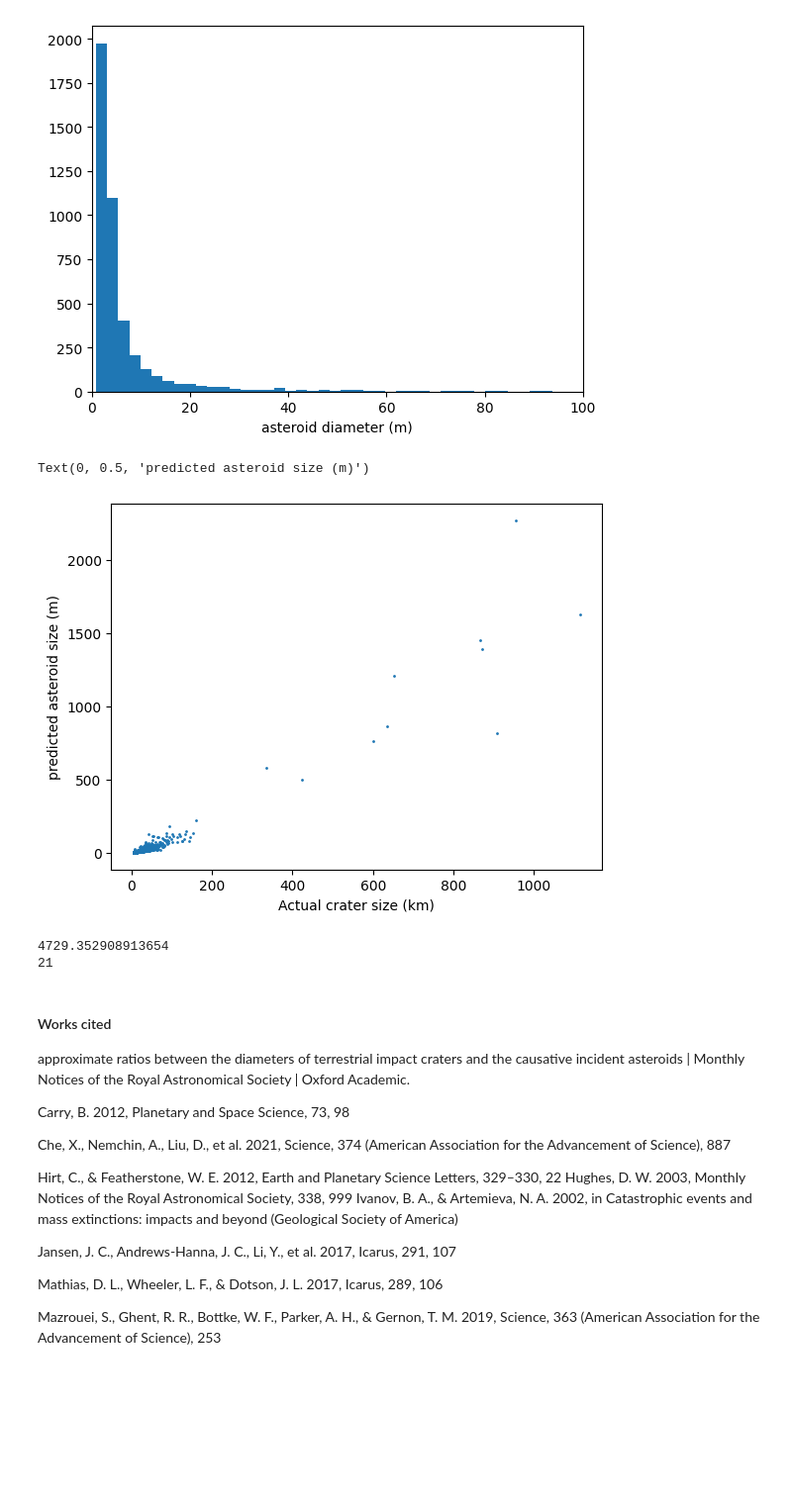
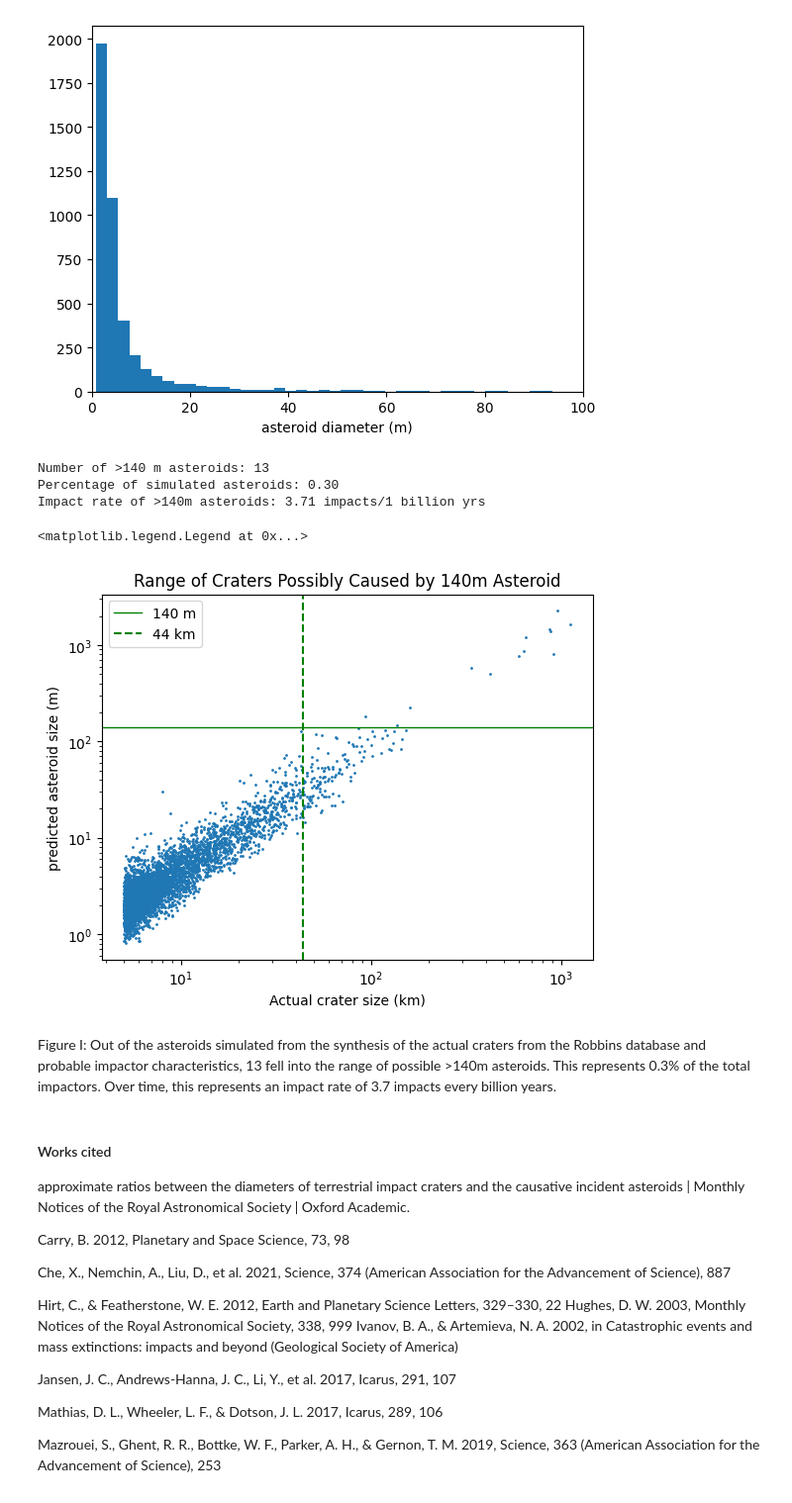
Before and after one commit to jlevitsky/AstroStatsFinal, a Jupyter notebook: FinalNotebook.ipynb, the cells around one changed output. Shown at 99% size. Saved outputs shown, nothing was run; the diff lists cells and outputs as text; code cells hidden in the pictures; blank space fills up the shorter version.

Commit message:
One nice figure and caption

```diff
--- a/FinalNotebook.ipynb
+++ b/FinalNotebook.ipynb
@@ -320,13 +320,9 @@ predicted_crater_diam=[]
 
 for i in range(len(rand_densities)):
     rho_p = rand_densities[i]  # Density of asteroid (projectile)(kg/m^3)
-    #print('density', rho_p)
     v_i = rand_velocities[i] # impact velocity (km/s)
-    #print('velocity', v_i)
     theta = rand_angles[i] # impact angle, referencing from horizontal (rad)
-    #print('angle', theta)
     L=actual_asteroid_diameter
-    #print('asteroid diam', L)
 
     a = (1.161*(rho_p/rho_t)**(1/3))
     b = (v_i**(0.44))
@@ -342,8 +338,10 @@ for i in range(len(rand_densities)):
 
 print(predicted_crater_diam)
 
-print('max', max(predicted_crater_diam))
-print('min', min(predicted_crater_diam))
+max_possible=max(predicted_crater_diam)
+min_possible=min(predicted_crater_diam)
+print('max', max_possible)
+print('min', min_possible)
 # %% [output]
 [155.95244146504106, 143.687938945829, 101.3788454931539, 184.8507828266215, 158.63964290876754, 110.36911843319406, 162.93043295904766, 109.4900861224273, 149.99633696803312, 175.45101690960317, 149. ...
 max 337.43405060177895
@@ -356,25 +354,43 @@ plt.show
 # %% [output]
 <function matplotlib.pyplot.show(close=None, block=None)>
 [figure]
-# %%
-plt.scatter(actual_crater_diameters,predicted_asteroid_diam,s=1)
-plt.xlabel('Actual crater size (km)')
-plt.ylabel('predicted asteroid size (m)')
-# %% [output]
-Text(0, 0.5, 'predicted asteroid size (m)')
-[figure, removed]
-# %%
-print(max(predicted_asteroid_diam))
-
-big_count=0
-for asteroid in predicted_asteroid_diam:
-    if asteroid >= 140:
-        big_count+=1
-
-print(big_count)
-# %% [output]
-4729.352908913654
-21
+# %%
+# print(max(predicted_asteroid_diam))
+
+big_count=0
+big_diams=[]
+for asteroid in predicted_asteroid_diam:
+    if asteroid >= 140:
+        big_diams.append(predicted_asteroid_diam)
+        big_count+=1
+
+# Get important numbers
+maria_age=3.5 # average age (billions of years) +- 0.4 billion
+print('Number of >140 m asteroids:', big_count)
+print('Percentage of simulated asteroids: %.2f' % (100*big_count/len(predicted_asteroid_diam)))
+print('Impact rate of >140m asteroids: %.2f' % (big_count/maria_age), 'impacts/1 billion yrs')
+# %% [output]
+Number of >140 m asteroids: 13
+Percentage of simulated asteroids: 0.30
+Impact rate of >140m asteroids: 3.71 impacts/1 billion yrs
+# %%
+plt.scatter(actual_crater_diameters,predicted_asteroid_diam,s=1)
+plt.xscale('log')
+plt.yscale('log')
+plt.xlabel('Actual crater size (km)')
+plt.ylabel('predicted asteroid size (m)')
+plt.title('Range of Craters Possibly Caused by 140m Asteroid')
+plt.axhline(140, color='green', linewidth=1, label='140 m')
+plt.axvline(min_possible, color='green',linestyle='--',label='44 km')
+# plt.axvline(max_possible, color='green',linestyle='--',label='337 km')
+plt.legend()
+
+# define points of interest and highlight them
+# %% [output]
+<matplotlib.legend.Legend at 0x...>
+[figure, added]
+# %% [markdown]
+Figure I: Out of the asteroids simulated from the synthesis of the actual craters from the Robbins database and probable impactor characteristics, 13 fell into the range of possible >140m asteroids. This represents 0.3% of the total impactors. Over time, this represents an impact rate of 3.7 impacts every billion years.
 # %% [markdown]
 #### Works cited
 
```
